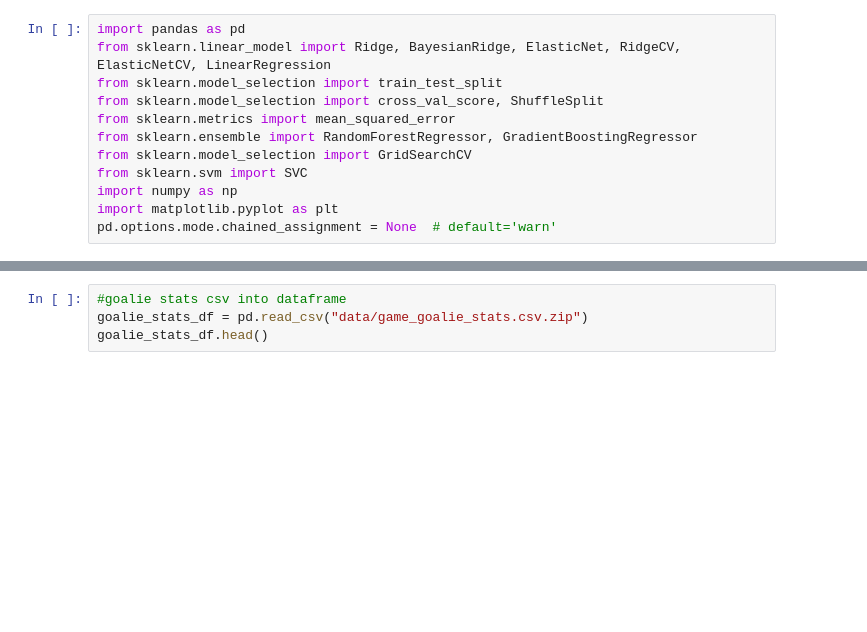
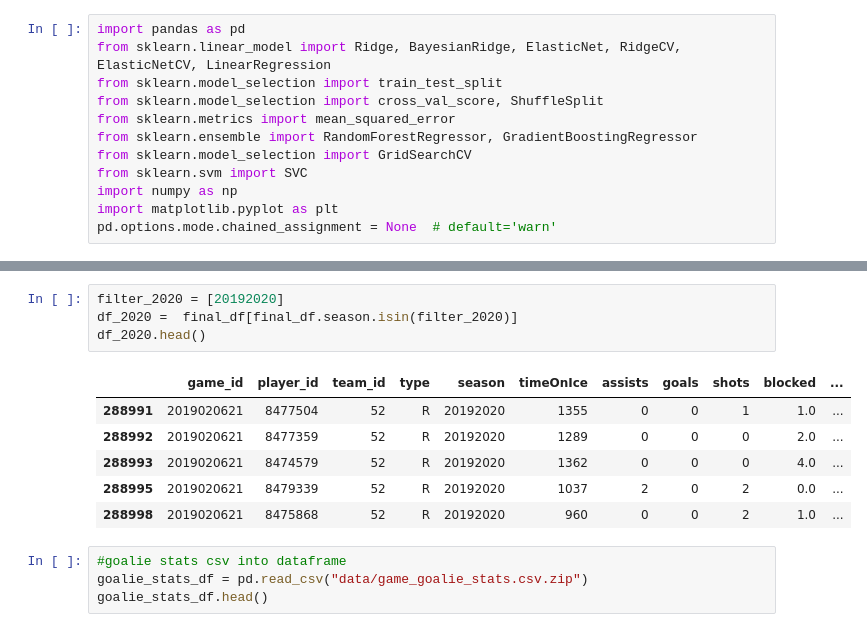
Before and after one commit to mattuzi17/ETL-Project, a Jupyter notebook: NHL_jupyternotebook.ipynb, the cells around one changed output, grey strips where cells are left out. Cells and saved outputs as stored; diff of their text form; blank space fills up the shorter version.

```diff
--- a/NHL_jupyternotebook.ipynb
+++ b/NHL_jupyternotebook.ipynb
@@ -59,3 +81,14 @@ final_df.head()
+# %%
+filter_2020 = [20192020]
+df_2020 =  final_df[final_df.season.isin(filter_2020)]
+df_2020.head()
+# %% [output]
+|  | game_id | player_id | team_id | type | season | timeOnIce | assists | goals | shots | blocked | ... |
+| 288991 | 2019020621 | 8477504 | 52 | R | 20192020 | 1355 | 0 | 0 | 1 | 1.0 | ... |
+| 288992 | 2019020621 | 8477359 | 52 | R | 20192020 | 1289 | 0 | 0 | 0 | 2.0 | ... |
+| 288993 | 2019020621 | 8474579 | 52 | R | 20192020 | 1362 | 0 | 0 | 0 | 4.0 | ... |
+| 288995 | 2019020621 | 8479339 | 52 | R | 20192020 | 1037 | 2 | 0 | 2 | 0.0 | ... |
+| 288998 | 2019020621 | 8475868 | 52 | R | 20192020 | 960 | 0 | 0 | 2 | 1.0 | ... |
 # %%
 #goalie stats csv into dataframe
 goalie_stats_df = pd.read_csv("data/game_goalie_stats.csv.zip")
```
Also changed, not shown: parts of 22 cells of this notebook.
